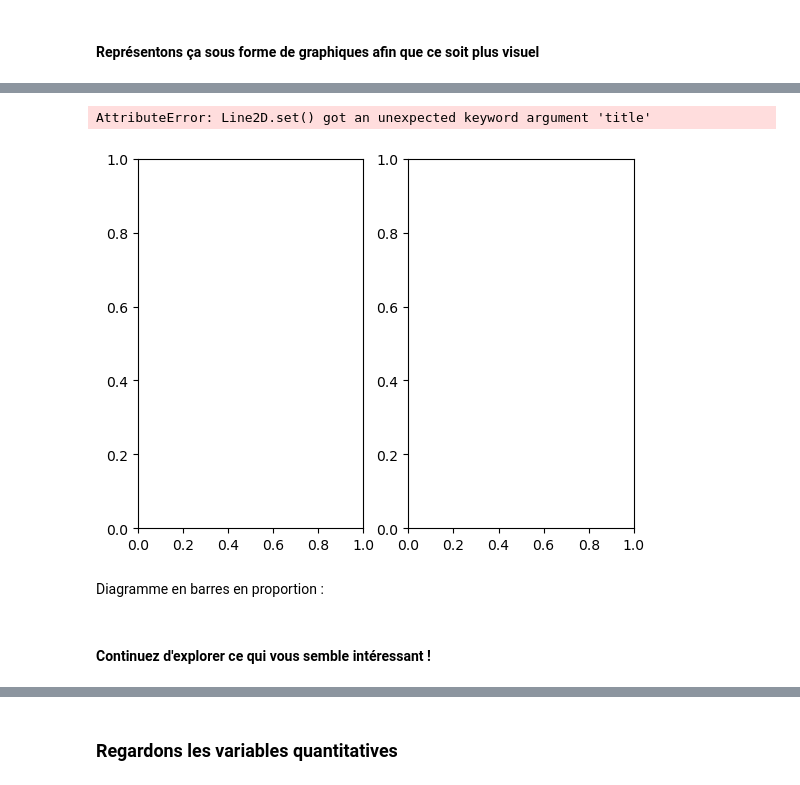
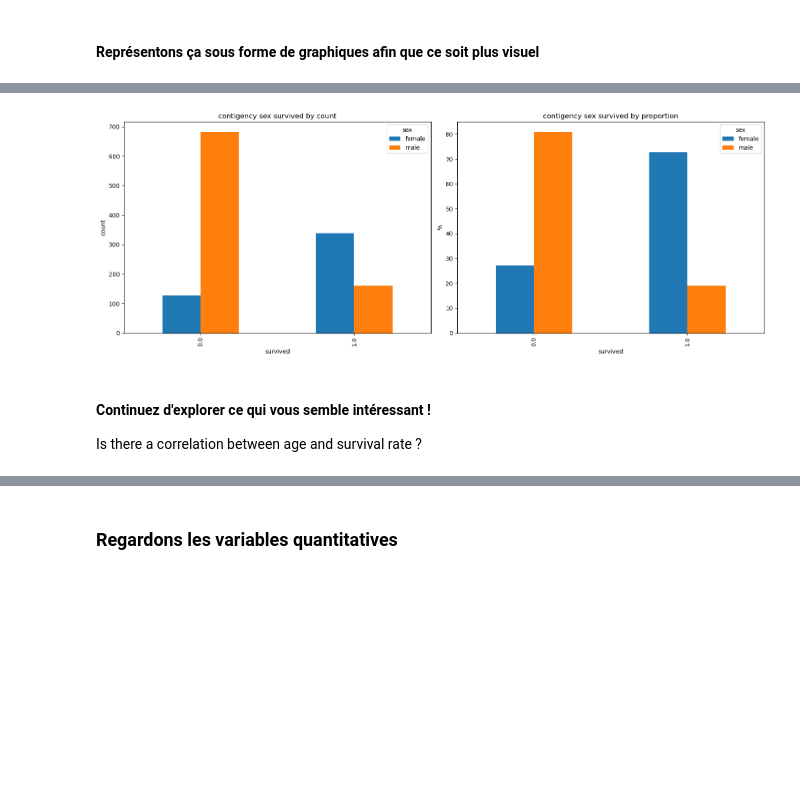
Before and after one commit to thomasmari/DataS3PG, a Jupyter notebook: module/8.Stats/Tests_d_hypothese_3/Tests d_hypothèses.ipynb, the cells around one changed output, grey strips where cells are left out. Saved outputs shown, nothing was run; the diff lists cells and outputs as text; code cells hidden in the pictures; blank space fills up the shorter version.

```diff
--- a/module/8.Stats/Tests_d_hypothese_3/Tests d_hypothèses.ipynb
+++ b/module/8.Stats/Tests_d_hypothese_3/Tests d_hypothèses.ipynb
@@ -265,10 +277,11 @@ cont_sex_survived.plot.bar(title='contigency sex survived',ylabel='count')
 # %%
+plt.figure(figsize=(16,6))
 axes = [plt.subplot(1,2,1),plt.subplot(1,2,2)]
-# axes[0].bar(height=cont_sex_survived,x= cont_sex_survived.index,title='contigency sex survived',ylabel='count')
+cont_sex_survived.plot.bar(ax=axes[0],title='contigency sex survived by count',ylabel='count')
+cont_sex_survived_per100.plot.bar(ax=axes[1],title='contigency sex survived by proportion',ylabel='%')
+plt.tight_layout() # adjust title over lapping
 # %% [output]
-AttributeError: Line2D.set() got an unexpected keyword argument 'title'
-[figure, old version]
+[figure, new version]
-# %% [markdown]
-Diagramme en barres en proportion :
 # %% [markdown]
 #### Continuez d'explorer ce qui vous semble intéressant !
+Is there a correlation between age and survival rate ?
```
Also changed, not shown: parts of 8 cells of this notebook.
